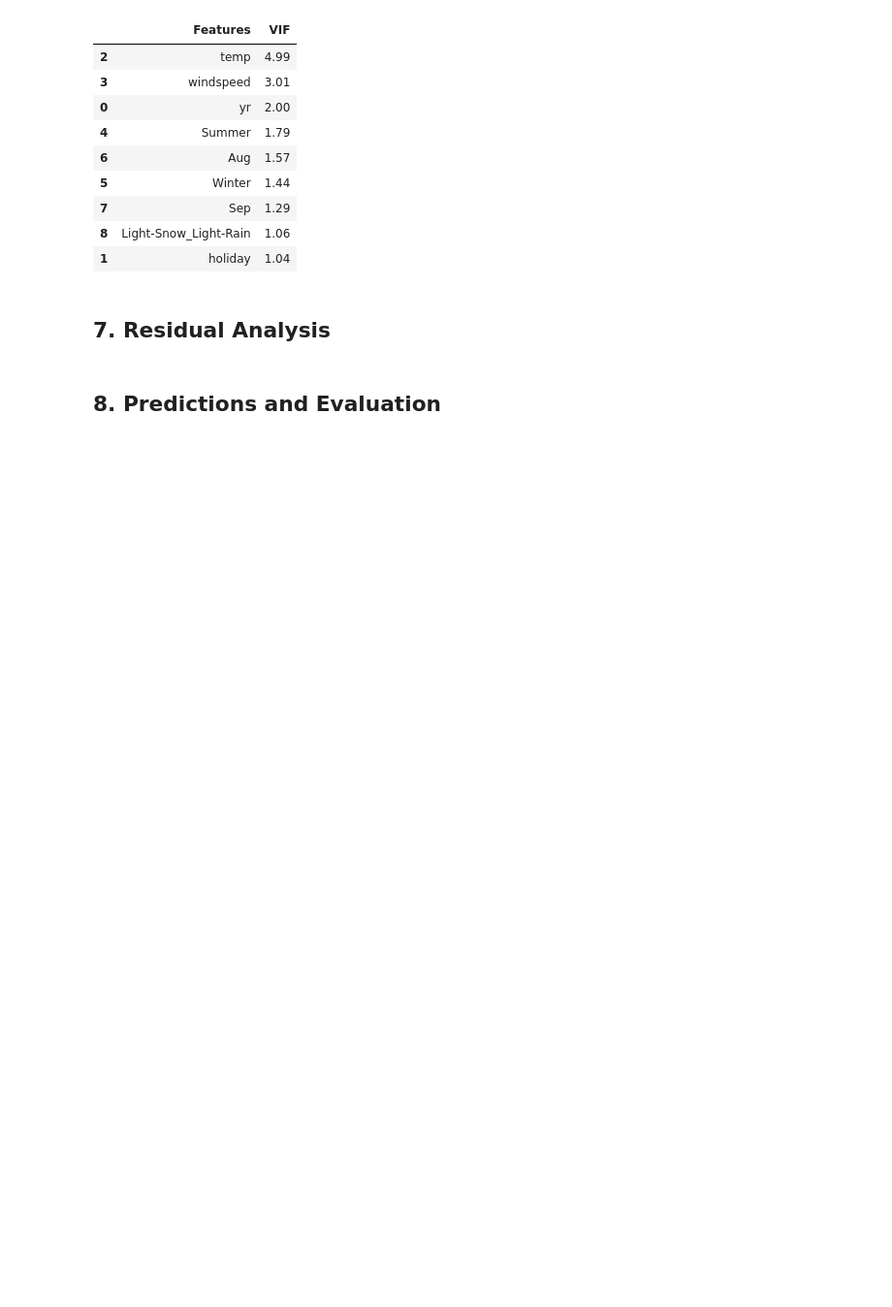
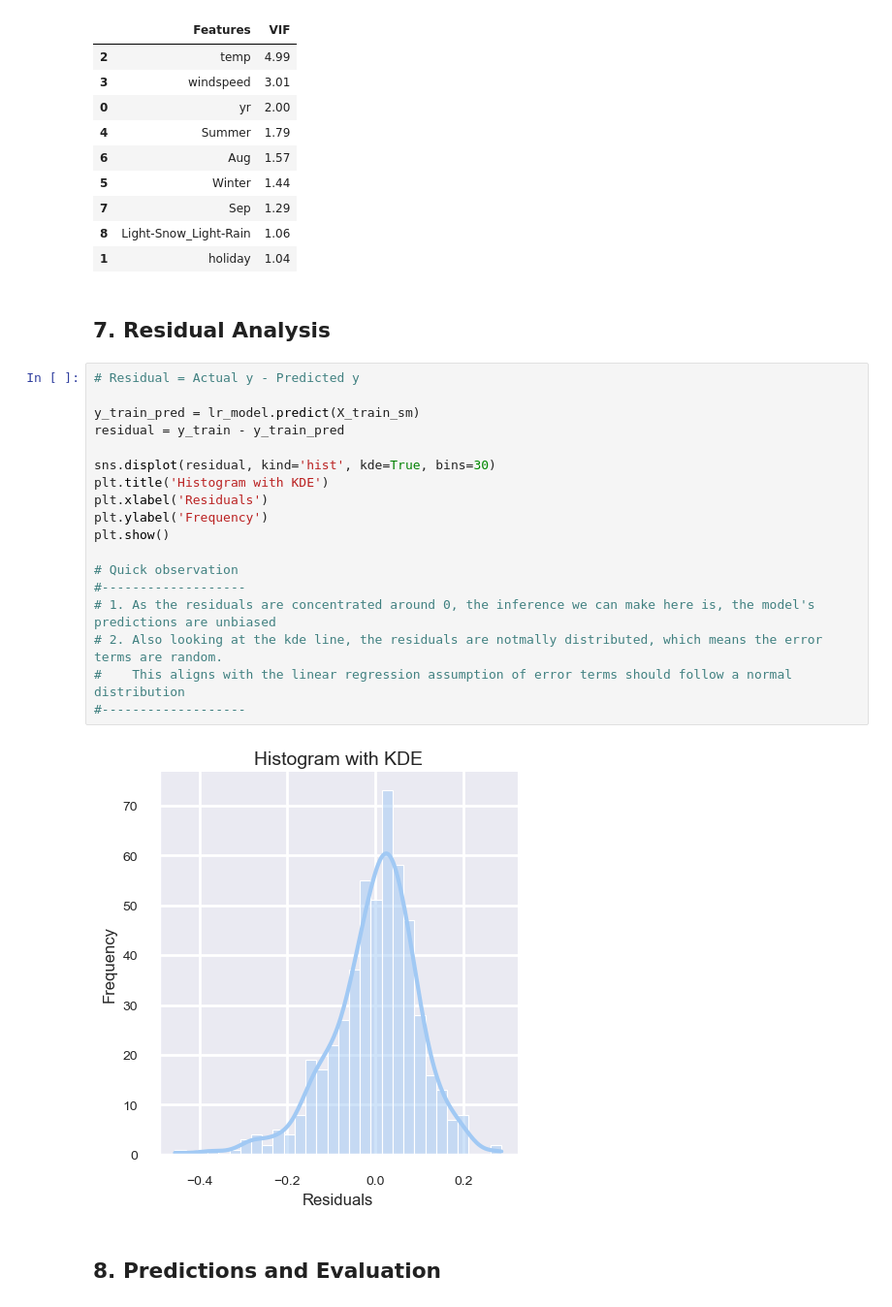
Before and after one commit to uvarajthulasiram/BikeSharingAssignment, a Jupyter notebook: LinearRegression.ipynb, the cells around one changed output. Shown at 97% size. Cells and saved outputs as stored; diff of their text form; blank space fills up the shorter version.

Commit message:
Completed residual analysis, prediction and evaluation

```diff
--- a/LinearRegression.ipynb
+++ b/LinearRegression.ipynb
@@ -836,5 +857,25 @@ vif
 | 1 | holiday | 1.04 |
 # %% [markdown]
 ## **7. Residual Analysis**
+# %%
+# Residual = Actual y - Predicted y
+
+y_train_pred = lr_model.predict(X_train_sm)
+residual = y_train - y_train_pred
+
+sns.displot(residual, kind='hist', kde=True, bins=30)
+plt.title('Histogram with KDE')
+plt.xlabel('Residuals')
+plt.ylabel('Frequency')
+plt.show()
+
+# Quick observation
+#-------------------
+# 1. As the residuals are concentrated around 0, the inference we can make here is, the model's predictions are unbiased
+# 2. Also looking at the kde line, the residuals are notmally distributed, which means the error terms are random.
+#    This aligns with the linear regression assumption of error terms should follow a normal distribution
+#-------------------
+# %% [output]
+[figure, added]
 # %% [markdown]
 ## **8. Predictions and Evaluation**
```
Also changed, not shown: parts of 16 cells of this notebook.
